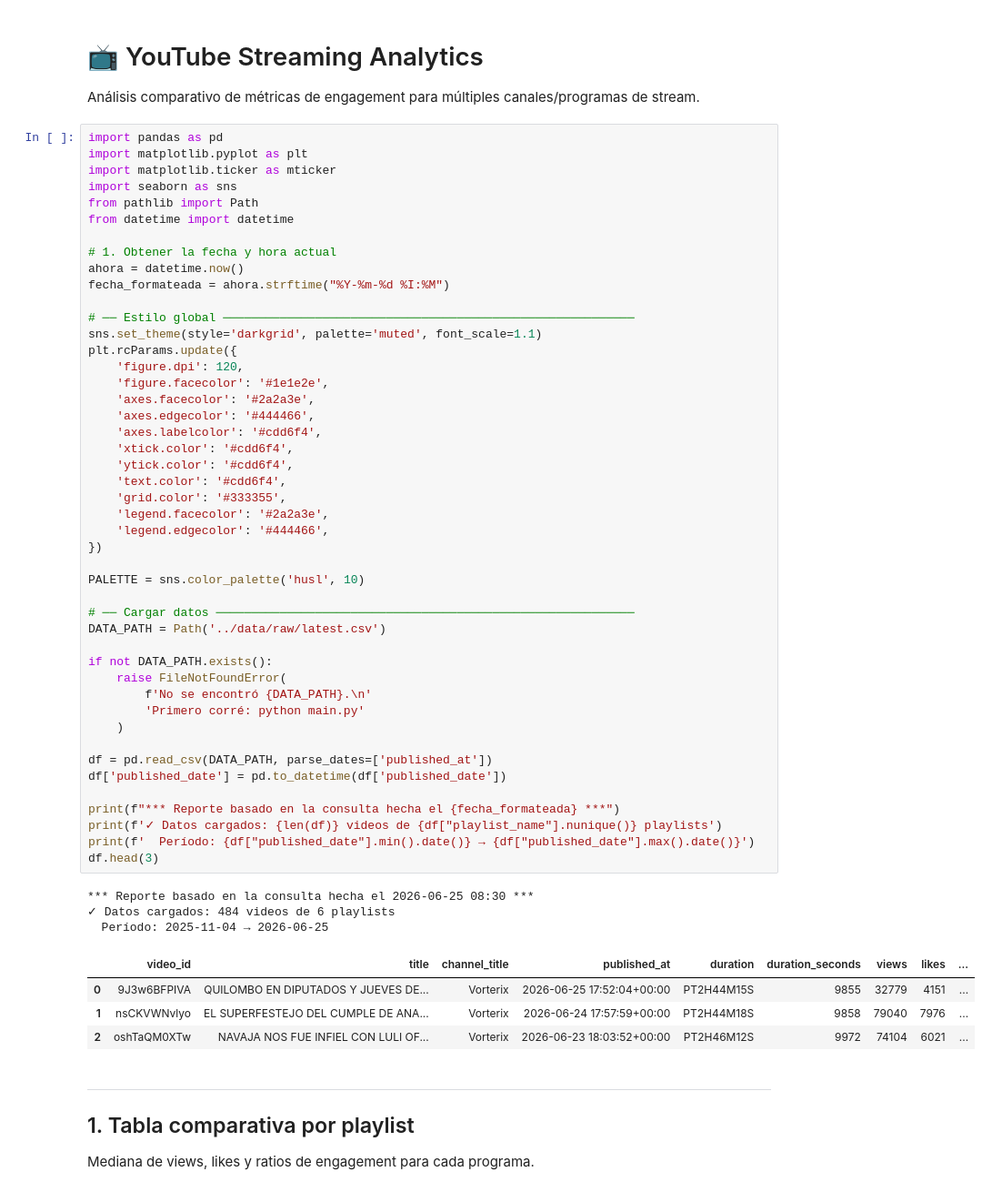
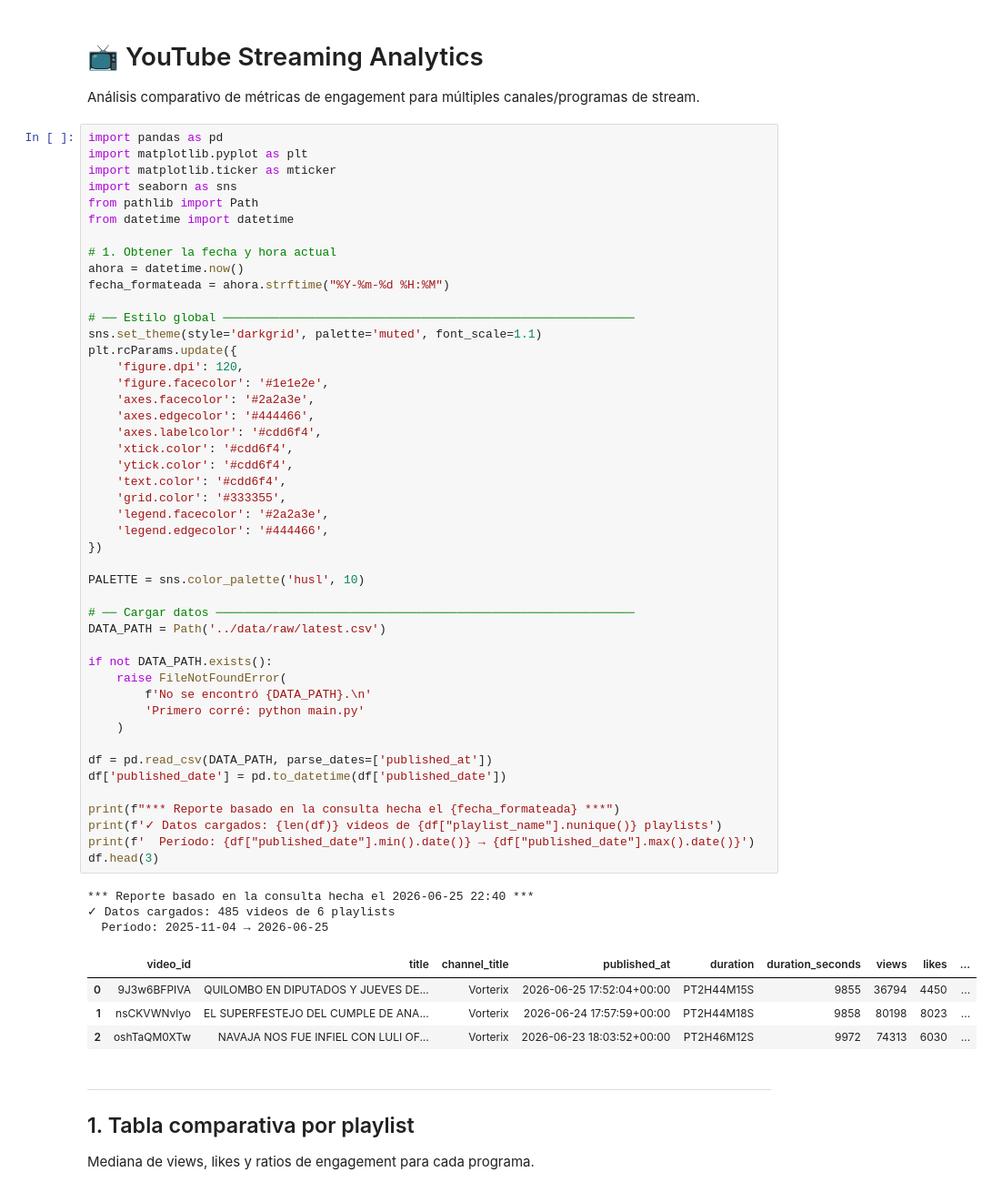
Before and after one commit to mabarrionuevo/youtube_report, a Jupyter notebook: notebooks/analysis.ipynb, the cells around one changed output. Shown at 91% size. Cells and saved outputs as stored; diff of their text form.

```diff
--- a/notebooks/analysis.ipynb
+++ b/notebooks/analysis.ipynb
@@ -12,7 +12,7 @@ from datetime import datetime
 
 # 1. Obtener la fecha y hora actual
 ahora = datetime.now()
-fecha_formateada = ahora.strftime("%Y-%m-%d %I:%M")
+fecha_formateada = ahora.strftime("%Y-%m-%d %H:%M")
 
 # ── Estilo global ──────────────────────────────────────────────────────────
 sns.set_theme(style='darkgrid', palette='muted', font_scale=1.1)
@@ -24,38 +24,38 @@ plt.rcParams.update({
     'axes.labelcolor': '#cdd6f4',
     'xtick.color': '#cdd6f4',
     'ytick.color': '#cdd6f4',
     'text.color': '#cdd6f4',
     'grid.color': '#333355',
     'legend.facecolor': '#2a2a3e',
     'legend.edgecolor': '#444466',
 })
 
 PALETTE = sns.color_palette('husl', 10)
 
 # ── Cargar datos ───────────────────────────────────────────────────────────
 DATA_PATH = Path('../data/raw/latest.csv')
 
 if not DATA_PATH.exists():
     raise FileNotFoundError(
         f'No se encontró {DATA_PATH}.\n'
         'Primero corré: python main.py'
     )
 
 df = pd.read_csv(DATA_PATH, parse_dates=['published_at'])
 df['published_date'] = pd.to_datetime(df['published_date'])
 
 print(f"*** Reporte basado en la consulta hecha el {fecha_formateada} ***")
 print(f'✓ Datos cargados: {len(df)} videos de {df["playlist_name"].nunique()} playlists')
 print(f'  Período: {df["published_date"].min().date()} → {df["published_date"].max().date()}')
 df.head(3)
 # %% [output]
-*** Reporte basado en la consulta hecha el 2026-06-25 08:30 ***
-✓ Datos cargados: 484 videos de 6 playlists
+*** Reporte basado en la consulta hecha el 2026-06-25 22:40 ***
+✓ Datos cargados: 485 videos de 6 playlists
   Período: 2025-11-04 → 2026-06-25
 |  | video_id | title | channel_title | published_at | duration | duration_seconds | views | likes | ... |
-| 0 | 9J3w6BFPIVA | QUILOMBO EN DIPUTADOS Y JUEVES DE... | Vorterix | 2026-06-25 17:52:04+00:00 | PT2H44M15S | 9855 | 32779 | 4151 | ... |
-| 1 | nsCKVWNvlyo | EL SUPERFESTEJO DEL CUMPLE DE ANA... | Vorterix | 2026-06-24 17:57:59+00:00 | PT2H44M18S | 9858 | 79040 | 7976 | ... |
-| 2 | oshTaQM0XTw | NAVAJA NOS FUE INFIEL CON LULI OF... | Vorterix | 2026-06-23 18:03:52+00:00 | PT2H46M12S | 9972 | 74104 | 6021 | ... |
+| 0 | 9J3w6BFPIVA | QUILOMBO EN DIPUTADOS Y JUEVES DE... | Vorterix | 2026-06-25 17:52:04+00:00 | PT2H44M15S | 9855 | 36794 | 4450 | ... |
+| 1 | nsCKVWNvlyo | EL SUPERFESTEJO DEL CUMPLE DE ANA... | Vorterix | 2026-06-24 17:57:59+00:00 | PT2H44M18S | 9858 | 80198 | 8023 | ... |
+| 2 | oshTaQM0XTw | NAVAJA NOS FUE INFIEL CON LULI OF... | Vorterix | 2026-06-23 18:03:52+00:00 | PT2H46M12S | 9972 | 74313 | 6030 | ... |
 # %% [markdown]
 ---
 ## 1. Tabla comparativa por playlist
```
Also changed, not shown: parts of 6 cells of this notebook, 6 other files.
